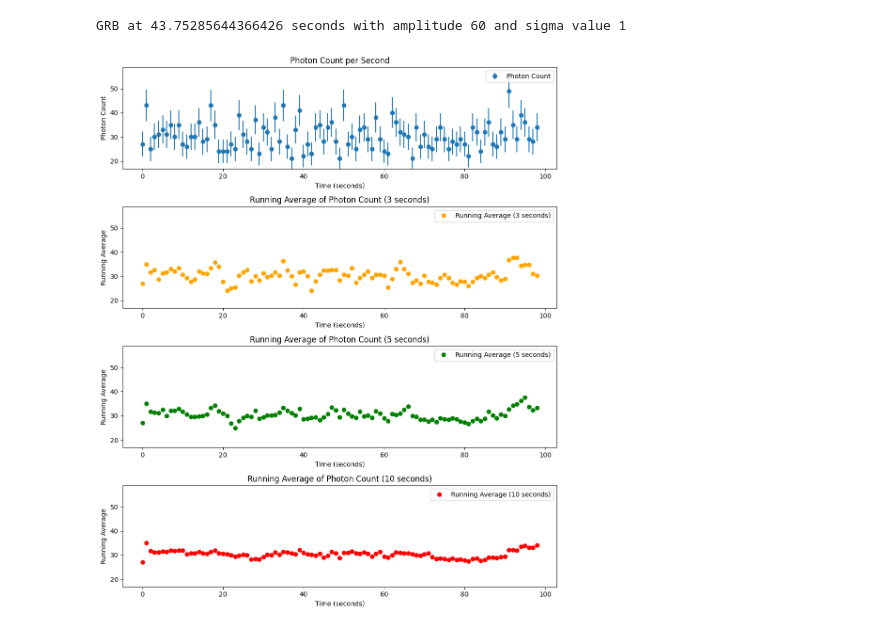
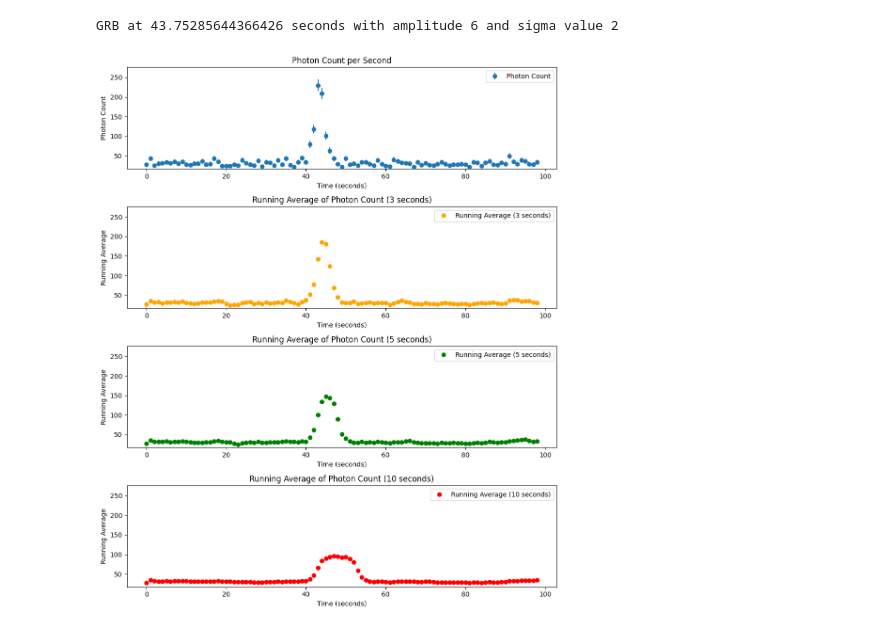
Before and after one commit to cassandradove/grb-trigger, a Jupyter notebook: simulator.ipynb, the cells around one changed output. Cells and saved outputs as stored; diff of their text form; code cells hidden in the pictures.

```diff
--- a/simulator.ipynb
+++ b/simulator.ipynb
@@ -82,8 +82,8 @@ size_list = 600  # Length of the photon list queue
 
 # GRB parameters [Cassie]
 grb_peak_time = np.random.uniform(0.25 * duration, 0.75 * duration)     # Timestamp of GRB peak in seconds, will be somewhere in middle of simulation
-grb_amplitude = 60  # Arbitrary amplitude of GRB
-grb_sigma = 1   # Arbitrary width modifier of GRB
+grb_amplitude = 6  # Arbitrary amplitude of GRB
+grb_sigma = 2   # Arbitrary width modifier of GRB
 
 # Returns a Gaussian curve with respect to time that can be added onto background noise to represent a GRB [Cassie]
 def burst_addition(curr_time):
@@ -113,7 +113,7 @@ while current_time < duration:
     time_to_next_event, photon_energy = get_photon_next(rate)
 
     # Incorporation of GRB [Cassie]
-    photon_energy += burst_addition(current_time)
+    #photon_energy += burst_addition(current_time)
 
     current_time += time_to_next_event
     accumulated_time += time_to_next_event
@@ -121,6 +121,7 @@ while current_time < duration:
     if current_time < duration:
         photon_list_queue.appendleft((current_time, photon_energy))
         photon_count_in_last_second += 1
+        photon_count_in_last_second += burst_addition(current_time)
 
         if accumulated_time >= 1:
             # Push the photon count for the last second into the photon count queues
@@ -161,32 +162,32 @@ ax1.set_ylim(y_range_min, y_range_max)  # Set the same y-axis range for all plot
 ax1.legend()
 
 # Plot running average for 3 seconds
 ax2.plot(running_average_3s, 'o', label='Running Average (3 seconds)', color='orange')
 ax2.set_xlabel('Time (seconds)')
 ax2.set_ylabel('Running Average')
 ax2.set_title('Running Average of Photon Count (3 seconds)')
 ax2.set_ylim(y_range_min, y_range_max)  # Set the same y-axis range for all plots
 ax2.legend()
 
 # Plot running average for 5 seconds
 ax3.plot(running_average_5s, 'o', label='Running Average (5 seconds)', color='green')
 ax3.set_xlabel('Time (seconds)')
 ax3.set_ylabel('Running Average')
 ax3.set_title('Running Average of Photon Count (5 seconds)')
 ax3.set_ylim(y_range_min, y_range_max)  # Set the same y-axis range for all plots
 ax3.legend()
 
 # Plot running average for 10 seconds
 ax4.plot(running_average_10s, 'o', label='Running Average (10 seconds)', color='red')
 ax4.set_xlabel('Time (seconds)')
 ax4.set_ylabel('Running Average')
 ax4.set_title('Running Average of Photon Count (10 seconds)')
 ax4.set_ylim(y_range_min, y_range_max)  # Set the same y-axis range for all plots
 ax4.legend()
 
 print("GRB at " + str(grb_peak_time) + " seconds with amplitude " + str(grb_amplitude) + " and sigma value " + str(grb_sigma))
 plt.tight_layout()
 plt.show()
 # %% [output]
-GRB at 43.75285644366426 seconds with amplitude 60 and sigma value 1
+GRB at 43.75285644366426 seconds with amplitude 6 and sigma value 2
-[figure, old version]
+[figure, new version]
```
